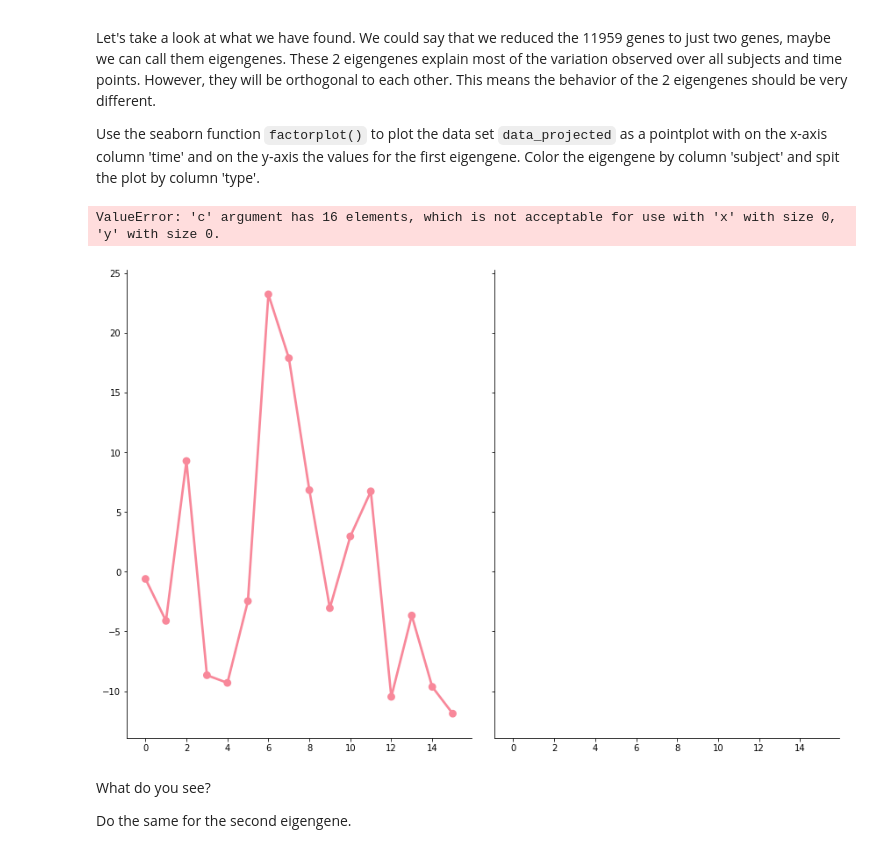
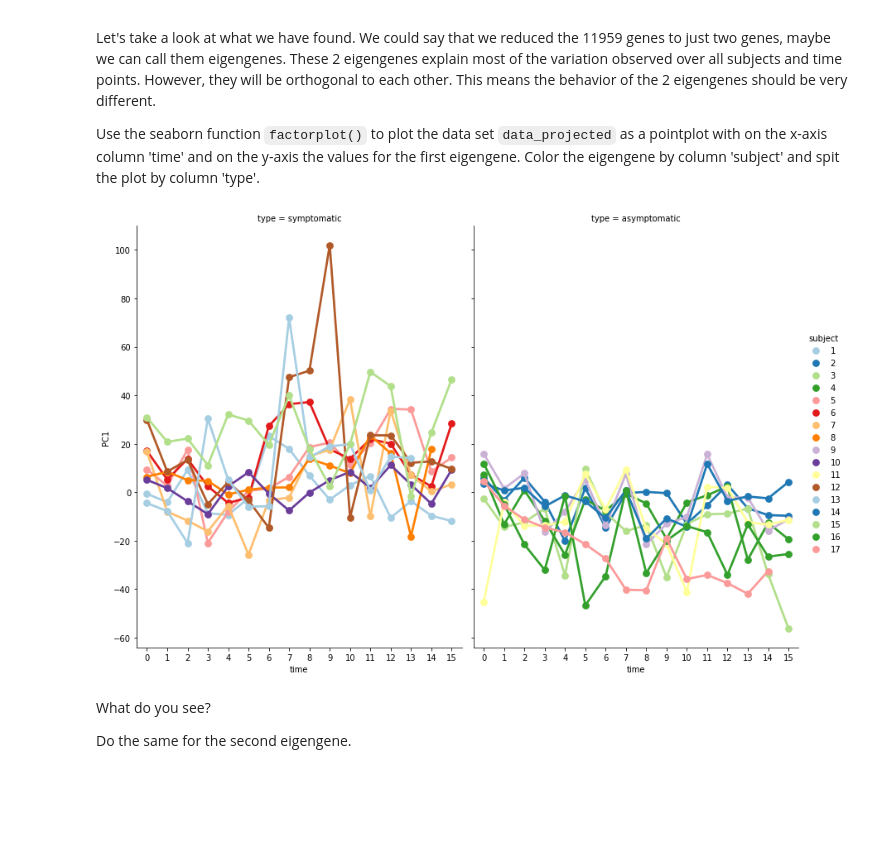
Before and after one commit to mtthsmoore/PRACTUNFINISHED_class_K-means, a Jupyter notebook: practicum/5._Dimensionality_reduction/5._Dimensionality_reduction_solutions.ipynb, the cells around one changed output. Saved outputs shown, nothing was run; the diff lists cells and outputs as text; code cells hidden in the pictures; blank space fills up the shorter version.

```diff
--- a/practicum/5._Dimensionality_reduction/5._Dimensionality_reduction_solutions.ipynb
+++ b/practicum/5._Dimensionality_reduction/5._Dimensionality_reduction_solutions.ipynb
@@ -19,7 +13,7 @@ Let's start by loading the data.
 # %%
 import pandas as pd
 
-data = pd.read_csv("flu.csv")
+data = pd.read_csv("https://raw.githubusercontent.com/sdgroeve/Machine_Learning_course_UGent_D012554/master/practicum/5._Dimensionality_reduction/flu.csv")
 # %%
 data.head(5)
 # %% [output]
@@ -140,11 +142,10 @@ Let's take a look at what we have found. We could say that we reduced the 11959
 
 Use the seaborn function `factorplot()` to plot the data set `data_projected` as a pointplot with on the x-axis column 'time' and on the y-axis the values for the first eigengene. Color the eigengene by column 'subject' and spit the plot by column 'type'.
 # %%
-sns.factorplot(kind="point",x='time',y='PC1',data=data_projected,col='type',hue="subject",size=8,aspect=.75)
+sns.factorplot(kind="point",x='time',y='PC1',data=data_projected,col='type',hue="subject",size=8,aspect=.75,palette="Paired")
 plt.show()
 # %% [output]
-ValueError: 'c' argument has 16 elements, which is not acceptable for use with 'x' with size 0, 'y' with size 0.
-[figure, old version]
+[figure, new version]
 # %% [markdown]
 What do you see?
 
```
Also changed, not shown: parts of 26 cells of this notebook.
